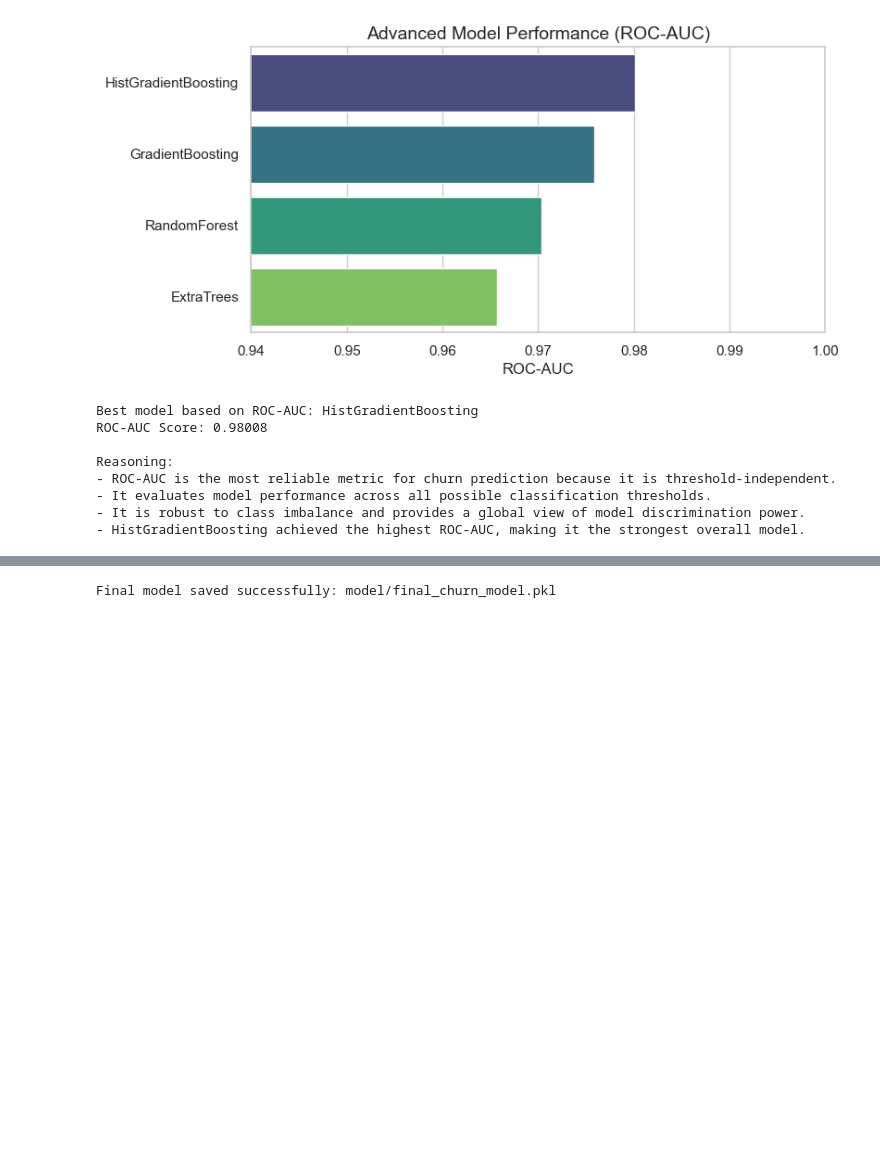
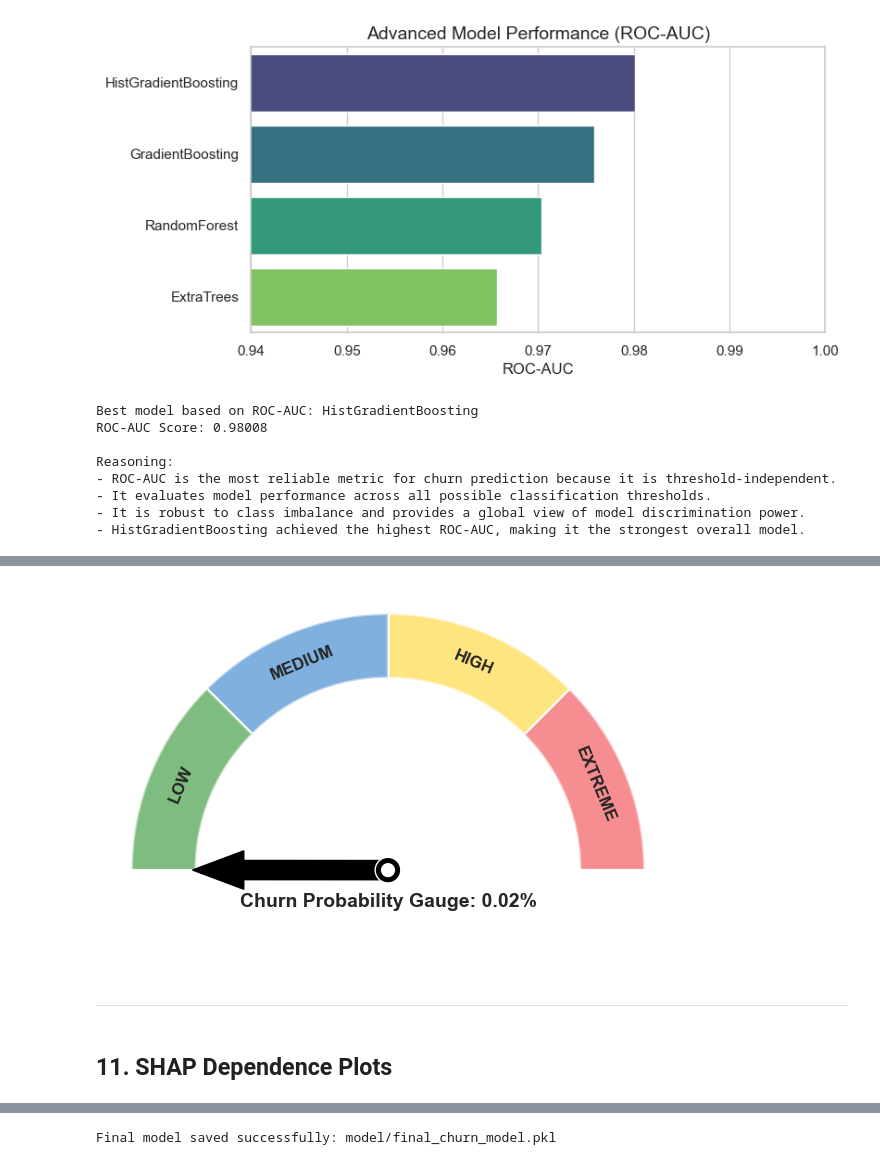
Before and after one commit to PaulinaMamiaga/customer-churn-intelligence-system, a Jupyter notebook: notebooks/03_modeling_and_evaluation.ipynb, the cells around one changed output, grey strips where cells are left out. Drawn from its saved outputs; the diff is of its cells as text; code cells hidden in the pictures; blank space fills up the shorter version.

```diff
--- a/notebooks/03_modeling_and_evaluation.ipynb
+++ b/notebooks/03_modeling_and_evaluation.ipynb
@@ -529,0 +715,11 @@ Reasoning:
+# %%
+# Example usage of the gauge with the predicted probability for the first test instance
+
+prob_example = hgb_pipeline.predict_proba(X_test.iloc[0:1])[0,1]
+gauge(probability=prob_example)
+# %% [output]
+[figure, added]
+# %% [markdown]
+-----
+# %% [markdown]
+## **11. SHAP Dependence Plots**
```
Also changed, not shown: parts of 41 cells of this notebook.
